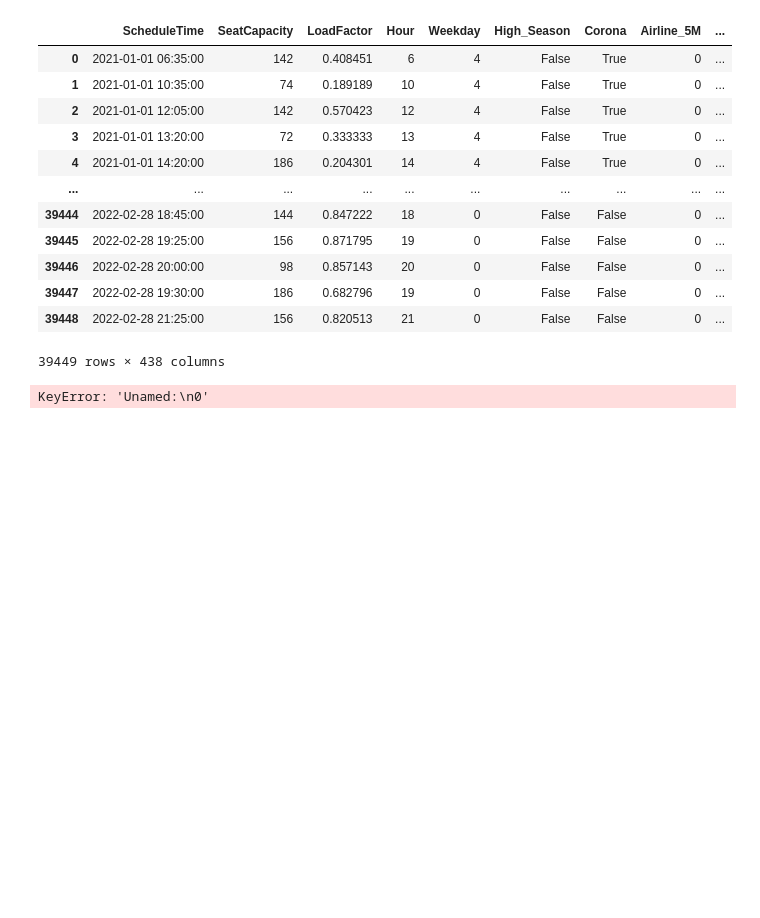
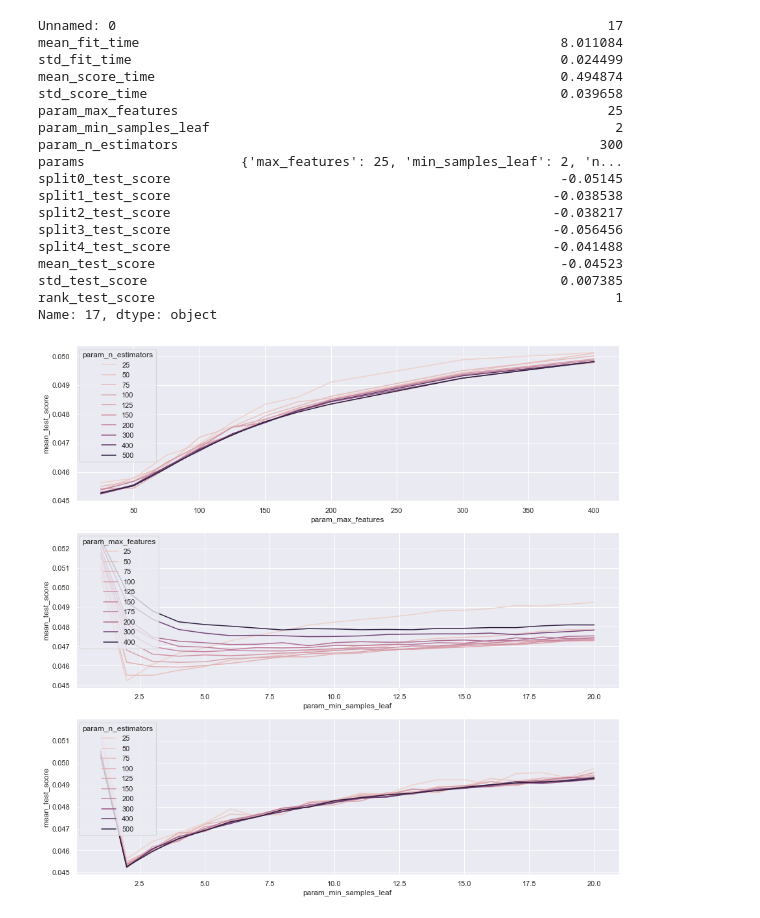
Before and after one commit to MatildeDP/ComputationalDataAnalysisProject, a Jupyter notebook: RandomForest.ipynb, the cells around one changed output. Drawn from its saved outputs; the diff is of its cells as text; code cells hidden in the pictures; blank space fills up the shorter version.

Commit message:
results

```diff
--- a/RandomForest.ipynb
+++ b/RandomForest.ipynb
@@ -7,24 +8,54 @@ from sklearn.tree import DecisionTreeRegressor
 import seaborn
 seaborn.set()
-# %%
-train_data = pd.read_csv("data/train_data.csv")
-train_data
-# %% [output]
-|  | ScheduleTime | SeatCapacity | LoadFactor | Hour | Weekday | High_Season | Corona | Airline_5M | ... |
-| 0 | 2021-01-01 06:35:00 | 142 | 0.408451 | 6 | 4 | False | True | 0 | ... |
-| 1 | 2021-01-01 10:35:00 | 74 | 0.189189 | 10 | 4 | False | True | 0 | ... |
-| 2 | 2021-01-01 12:05:00 | 142 | 0.570423 | 12 | 4 | False | True | 0 | ... |
-| 3 | 2021-01-01 13:20:00 | 72 | 0.333333 | 13 | 4 | False | True | 0 | ... |
-| 4 | 2021-01-01 14:20:00 | 186 | 0.204301 | 14 | 4 | False | True | 0 | ... |
-| ... | ... | ... | ... | ... | ... | ... | ... | ... | ... |
-| 39444 | 2022-02-28 18:45:00 | 144 | 0.847222 | 18 | 0 | False | False | 0 | ... |
-| 39445 | 2022-02-28 19:25:00 | 156 | 0.871795 | 19 | 0 | False | False | 0 | ... |
-| 39446 | 2022-02-28 20:00:00 | 98 | 0.857143 | 20 | 0 | False | False | 0 | ... |
-| 39447 | 2022-02-28 19:30:00 | 186 | 0.682796 | 19 | 0 | False | False | 0 | ... |
-| 39448 | 2022-02-28 21:25:00 | 156 | 0.820513 | 21 | 0 | False | False | 0 | ... |
-39449 rows × 438 columns
-# %%
-
-train_data["Unamed:\n0"]
-# %% [output]
-KeyError: 'Unamed:\n0'
+# %%
+df = pd.read_csv("results/forest_CV2.csv")
+best_forest = df.rank_test_score.argmin()
+# print(df.loc[best_forest])
+grouped = df.groupby(["param_max_features", "param_min_samples_leaf", "param_n_estimators"]).agg({'mean_test_score': lambda x: -x.mean(), 'std_test_score': lambda x: x.mean()}).reset_index()
+
+fig, ax = plt.subplots(3,1, figsize = (15, 15))
+seaborn.lineplot(data = grouped[grouped.param_min_samples_leaf == 2 ],
+                 x = 'param_max_features',
+                 y = 'mean_test_score',
+                 hue = 'param_n_estimators',
+                 legend = 'full',
+                #  style = 'param_min_samples_leaf',
+                 ax = ax[0])
+
+
+seaborn.lineplot(data = grouped[grouped.param_n_estimators == 300 ],
+                 x = 'param_min_samples_leaf',
+                 y = 'mean_test_score',
+                 hue = 'param_max_features',
+                 legend = 'full',
+                 ax = ax[1])
+
+
+seaborn.lineplot(data = grouped[grouped.param_max_features == 25 ],
+                 x = 'param_min_samples_leaf',
+                 y = 'mean_test_score',
+                 hue = 'param_n_estimators',
+                 legend = 'full',
+                 ax = ax[2])
+
+df.loc[df.rank_test_score.argmin()]
+# %% [output]
+Unnamed: 0                                                               17
+mean_fit_time                                                      8.011084
+std_fit_time                                                       0.024499
+mean_score_time                                                    0.494874
+std_score_time                                                     0.039658
+param_max_features                                                       25
+param_min_samples_leaf                                                    2
+param_n_estimators                                                      300
+params                    {'max_features': 25, 'min_samples_leaf': 2, 'n...
+split0_test_score                                                  -0.05145
+split1_test_score                                                 -0.038538
+split2_test_score                                                 -0.038217
+split3_test_score                                                 -0.056456
+split4_test_score                                                 -0.041488
+mean_test_score                                                    -0.04523
+std_test_score                                                     0.007385
+rank_test_score                                                           1
+Name: 17, dtype: object
+[figure, added]
```
Also changed, not shown: parts of 5 cells of this notebook, 7 other files.
